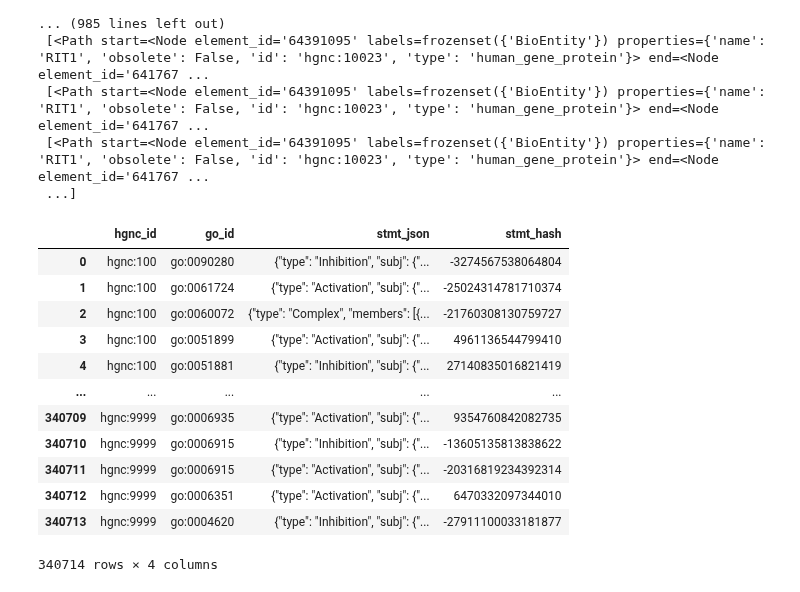
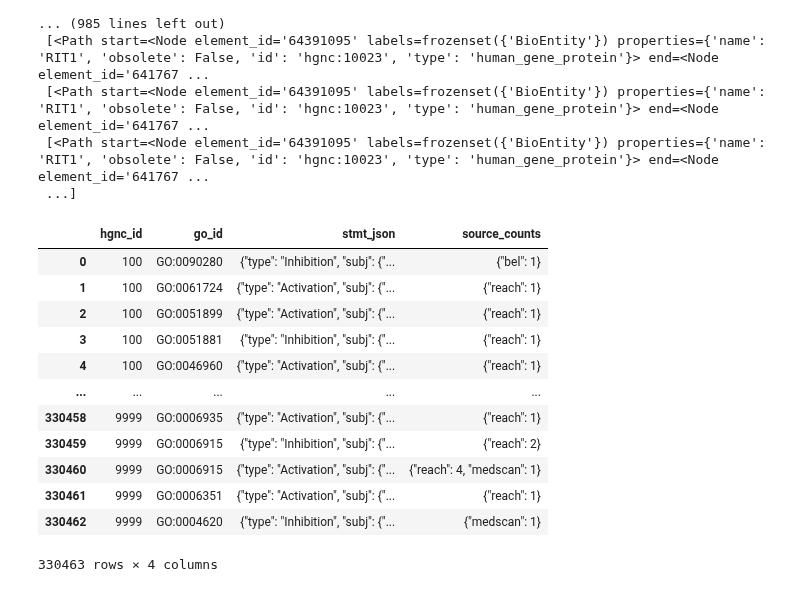
Before and after one commit to gyorilab/indra_cogex, a Jupyter notebook: notebooks/go_analysis/go_analysis.ipynb, the cells around one changed output. Cells and saved outputs as stored; diff of their text form; code cells hidden in the pictures.

Commit message:
Improve HGNC-GO analysis

```diff
--- a/notebooks/go_analysis/go_analysis.ipynb
+++ b/notebooks/go_analysis/go_analysis.ipynb
@@ -42,12 +48,17 @@ Number of edges: 81335
 # %%
 def find_indra_statements():
-    """ Writes query to get HGNC-GO INDRA relationships from database
+    """Return results of a query to get HGNC-GO INDRA relationships from database
+
     Returns
     -------
-    results : Cypher query results for indra relationships between hgnc and biological processes
+    :
+        Cypher query results for indra relationships between hgnc and biological processes
     """
     # Cypher query to collect data
-    cypher = """MATCH p1=(source:BioEntity)-[:indra_rel]->(target:BioEntity) WHERE source.id starts with 'hgnc' AND target.type = 'biological_process' RETURN p1"""
+    cypher = """MATCH p1=(source:BioEntity)-[:indra_rel]->(target:BioEntity)
+                WHERE source.id starts with 'hgnc'
+                AND target.type = 'biological_process'
+                RETURN p1"""
     results = client.query_tx(cypher)
     return results
 
@@ -72,46 +83,56 @@ results
  [<Path start=<Node element_id='64391095' labels=frozenset({'BioEntity'}) properties={'name': 'RIT1', 'obsolete': False, 'id': 'hgnc:10023', 'type': 'human_gene_protein'}> end=<Node element_id='641767 ...
  ...]
 # %%
-def clean_results(results):
-    """ Writes query to get HGNC-GO INDRA relationships from database
+def get_statements_df(results):
+    """Convert query results into a filtered data frame
+
     Returns
     -------
-    source_targ_df : Dataframe with filtered HGNC-GO indra relationships from database
+    :
+        Dataframe with filtered HGNC-GO indra relationships from database
     """
     # Iterates through results to create a dataframe
     source_targ_ids = {}
     hgnc_ids = []
     go_ids = []
     stmt_jsons = []
-    stmt_hash = []
-    for list in results:
-        attrs = list[0].__dict__
-        # Collects the GO id, HGNC id, stmt json and stmts
-        if attrs["_nodes"][1].__dict__["_properties"]["id"].startswith("go"):
-            go_ids.append(attrs["_nodes"][1].__dict__["_properties"]["id"])
-            hgnc_ids.append(attrs["_nodes"][0].__dict__["_properties"]["id"])
-            stmt_jsons.append(attrs["_relationships"][0].__dict__["_properties"]["stmt_json"])
-            stmt_hash.append(attrs["_relationships"][0].__dict__["_properties"]["stmt_hash"])
+    source_counts = []
+    for paths in results:
+        path = paths[0]
+        end_id = path.end_node['id']
+        # We also have some MeSH IDs as biological processes that we skip
+        if not end_id.startswith('go'):
+            continue
+        rel = path.relationships[0]
+        # Filter out non-activation/inhibition
+        if rel['stmt_type'] not in {'Activation', 'Inhibition'}:
+            continue
+        hgnc_ids.append(path.start_node['id'].split(':')[1])
+        go_ids.append(end_id.replace('go', 'GO'))
+        stmt_jsons.append(rel['stmt_json'])
+        source_counts.append(rel['source_counts'])
 
-    source_targ_ids = {"hgnc_id" : hgnc_ids, "go_id": go_ids, "stmt_json": stmt_jsons, "stmt_hash": stmt_hash}
+    source_targ_ids = {"hgnc_id" : hgnc_ids, "go_id": go_ids,
+                       "stmt_json": stmt_jsons, "source_counts": source_counts}
     source_targ_df = pd.DataFrame(source_targ_ids)
     return source_targ_df
-source_targ_df = clean_results(results)
-source_targ_df
+
+statements_df = get_statements_df(results)
+statements_df
 # %% [output]
-|  | hgnc_id | go_id | stmt_json | stmt_hash |
-| 0 | hgnc:100 | go:0090280 | {"type": "Inhibition", "subj": {"... | -3274567538064804 |
-| 1 | hgnc:100 | go:0061724 | {"type": "Activation", "subj": {"... | -25024314781710374 |
-| 2 | hgnc:100 | go:0060072 | {"type": "Complex", "members": [{... | -21760308130759727 |
-| 3 | hgnc:100 | go:0051899 | {"type": "Activation", "subj": {"... | 4961136544799410 |
-| 4 | hgnc:100 | go:0051881 | {"type": "Inhibition", "subj": {"... | 27140835016821419 |
+|  | hgnc_id | go_id | stmt_json | source_counts |
+| 0 | 100 | GO:0090280 | {"type": "Inhibition", "subj": {"... | {"bel": 1} |
+| 1 | 100 | GO:0061724 | {"type": "Activation", "subj": {"... | {"reach": 1} |
+| 2 | 100 | GO:0051899 | {"type": "Activation", "subj": {"... | {"reach": 1} |
+| 3 | 100 | GO:0051881 | {"type": "Inhibition", "subj": {"... | {"reach": 1} |
+| 4 | 100 | GO:0046960 | {"type": "Activation", "subj": {"... | {"reach": 1} |
 | ... | ... | ... | ... | ... |
-| 340709 | hgnc:9999 | go:0006935 | {"type": "Activation", "subj": {"... | 9354760842082735 |
-| 340710 | hgnc:9999 | go:0006915 | {"type": "Inhibition", "subj": {"... | -13605135813838622 |
-| 340711 | hgnc:9999 | go:0006915 | {"type": "Activation", "subj": {"... | -20316819234392314 |
-| 340712 | hgnc:9999 | go:0006351 | {"type": "Activation", "subj": {"... | 6470332097344010 |
-| 340713 | hgnc:9999 | go:0004620 | {"type": "Inhibition", "subj": {"... | -27911100033181877 |
+| 330458 | 9999 | GO:0006935 | {"type": "Activation", "subj": {"... | {"reach": 1} |
+| 330459 | 9999 | GO:0006915 | {"type": "Inhibition", "subj": {"... | {"reach": 2} |
+| 330460 | 9999 | GO:0006915 | {"type": "Activation", "subj": {"... | {"reach": 4, "medscan": 1} |
+| 330461 | 9999 | GO:0006351 | {"type": "Activation", "subj": {"... | {"reach": 1} |
+| 330462 | 9999 | GO:0004620 | {"type": "Inhibition", "subj": {"... | {"medscan": 1} |
-340714 rows × 4 columns
+330463 rows × 4 columns
 # %%
 def load_goa() -> pd.DataFrame:
     """Load GO annotations from the given URL and process them.
```
Also changed, not shown: parts of 14 cells of this notebook, 11 other files.
